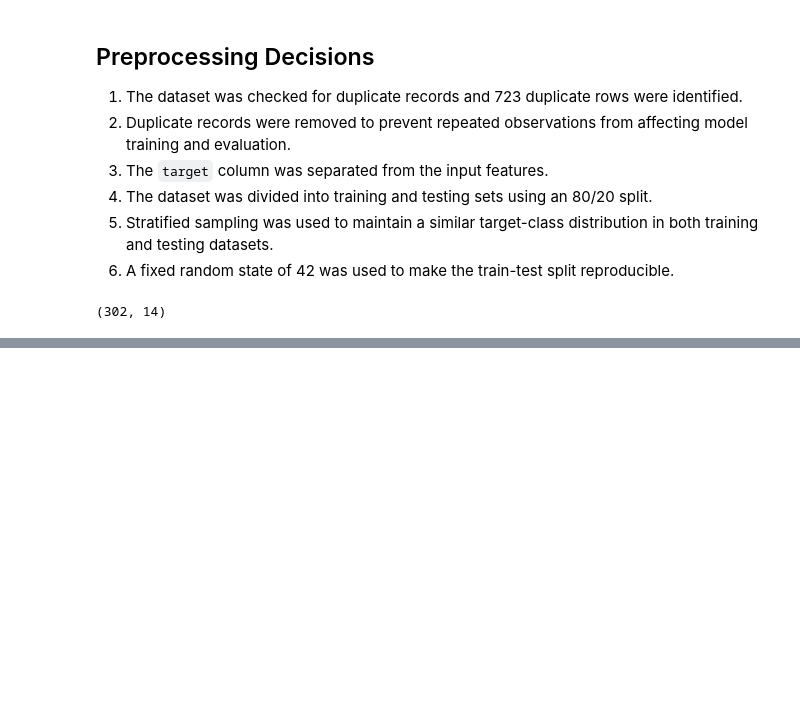
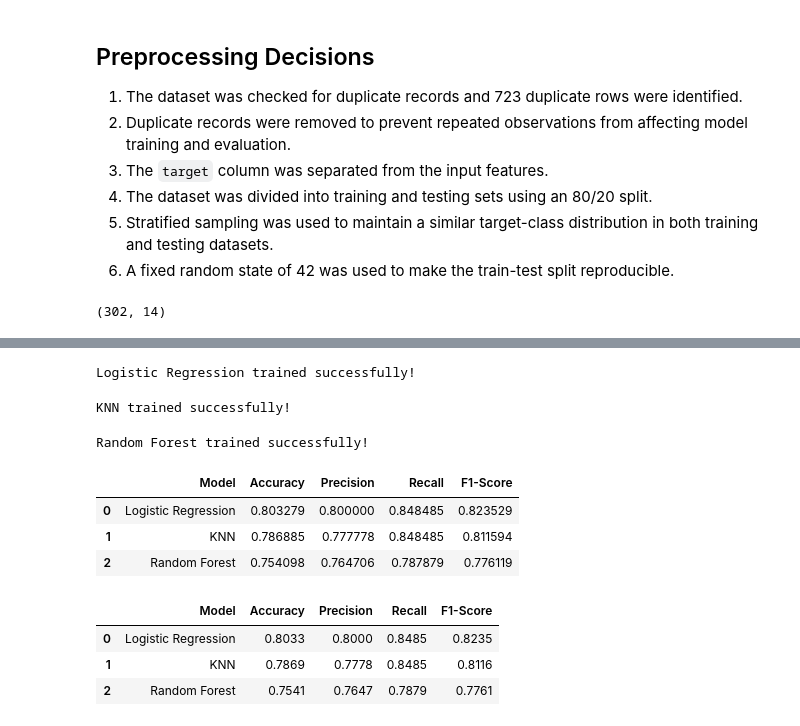
Before and after one commit to ankithm2005/Heart-Disease-ML-Project, a Jupyter notebook: Heart_Disease_ML_Project.ipynb, the cells around one changed output, grey strips where cells are left out. Saved outputs shown, nothing was run; the diff lists cells and outputs as text; code cells hidden in the pictures; blank space fills up the shorter version.

```diff
--- a/Heart_Disease_ML_Project.ipynb
+++ b/Heart_Disease_ML_Project.ipynb
@@ -298,0 +366,79 @@ df_clean.shape
+# %%
+# Logistic Regression
+
+logistic_model = LogisticRegression(random_state=42)
+
+logistic_model.fit(X_train_scaled, y_train)
+
+logistic_pred = logistic_model.predict(X_test_scaled)
+
+print("Logistic Regression trained successfully!")
+# %% [output]
+Logistic Regression trained successfully!
+# %%
+# K-Nearest Neighbors
+
+knn_model = KNeighborsClassifier(n_neighbors=5)
+
+knn_model.fit(X_train_scaled, y_train)
+
+knn_pred = knn_model.predict(X_test_scaled)
+
+print("KNN trained successfully!")
+# %% [output]
+KNN trained successfully!
+# %%
+# Random Forest
+
+rf_model = RandomForestClassifier(
+    n_estimators=100,
+    random_state=42
+)
+
+rf_model.fit(X_train_scaled, y_train)
+
+rf_pred = rf_model.predict(X_test_scaled)
+
+print("Random Forest trained successfully!")
+# %% [output]
+Random Forest trained successfully!
+# %%
+# Calculate evaluation metrics
+
+models = {
+    "Logistic Regression": logistic_pred,
+    "KNN": knn_pred,
+    "Random Forest": rf_pred
+}
+
+results = []
+
+for model_name, predictions in models.items():
+    accuracy = accuracy_score(y_test, predictions)
+    precision = precision_score(y_test, predictions)
+    recall = recall_score(y_test, predictions)
+    f1 = f1_score(y_test, predictions)
+
+    results.append({
+        "Model": model_name,
+        "Accuracy": accuracy,
+        "Precision": precision,
+        "Recall": recall,
+        "F1-Score": f1
+    })
+
+results_df = pd.DataFrame(results)
+
+results_df
+# %% [output]
+|  | Model | Accuracy | Precision | Recall | F1-Score |
+| 0 | Logistic Regression | 0.803279 | 0.800000 | 0.848485 | 0.823529 |
+| 1 | KNN | 0.786885 | 0.777778 | 0.848485 | 0.811594 |
+| 2 | Random Forest | 0.754098 | 0.764706 | 0.787879 | 0.776119 |
+# %%
+results_df.round(4)
+# %% [output]
+|  | Model | Accuracy | Precision | Recall | F1-Score |
+| 0 | Logistic Regression | 0.8033 | 0.8000 | 0.8485 | 0.8235 |
+| 1 | KNN | 0.7869 | 0.7778 | 0.8485 | 0.8116 |
+| 2 | Random Forest | 0.7541 | 0.7647 | 0.7879 | 0.7761 |
```
Also changed, not shown: parts of 8 cells of this notebook.
